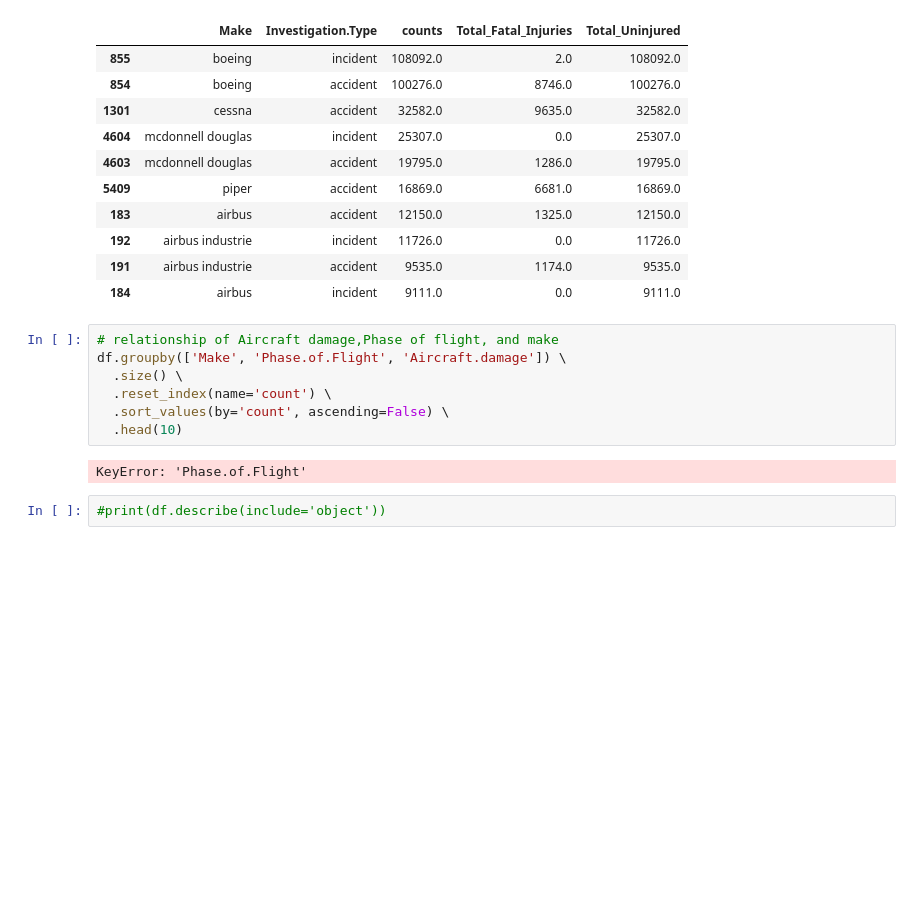
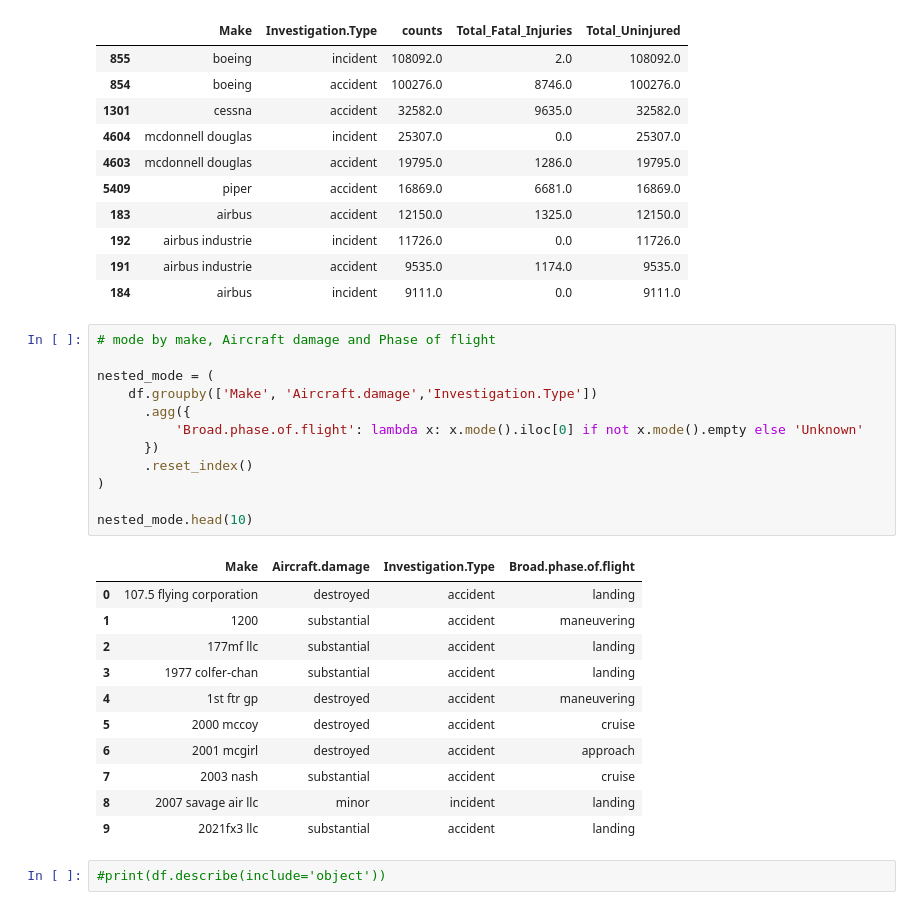
Before and after one commit to Murugi001/Phase-1-project, a Jupyter notebook: student.ipynb, the cells around one changed output. Cells and saved outputs as stored; diff of their text form; blank space fills up the shorter version.

```diff
--- a/student.ipynb
+++ b/student.ipynb
@@ -342,15 +313,30 @@ summary.head(10)
 | 192 | airbus industrie | incident | 11726.0 | 0.0 | 11726.0 |
 | 191 | airbus industrie | accident | 9535.0 | 1174.0 | 9535.0 |
 | 184 | airbus | incident | 9111.0 | 0.0 | 9111.0 |
-# %%
-# relationship of Aircraft damage,Phase of flight, and make
-df.groupby(['Make', 'Phase.of.Flight', 'Aircraft.damage']) \
-  .size() \
-  .reset_index(name='count') \
-  .sort_values(by='count', ascending=False) \
-  .head(10)
-# %% [output]
-KeyError: 'Phase.of.Flight'
+# %%
+# mode by make, Aircraft damage and Phase of flight
+
+nested_mode = (
+    df.groupby(['Make', 'Aircraft.damage','Investigation.Type'])
+      .agg({
+          'Broad.phase.of.flight': lambda x: x.mode().iloc[0] if not x.mode().empty else 'Unknown'
+      })
+      .reset_index()
+)
+
+nested_mode.head(10)
+# %% [output]
+|  | Make | Aircraft.damage | Investigation.Type | Broad.phase.of.flight |
+| 0 | 107.5 flying corporation | destroyed | accident | landing |
+| 1 | 1200 | substantial | accident | maneuvering |
+| 2 | 177mf llc | substantial | accident | landing |
+| 3 | 1977 colfer-chan | substantial | accident | landing |
+| 4 | 1st ftr gp | destroyed | accident | maneuvering |
+| 5 | 2000 mccoy | destroyed | accident | cruise |
+| 6 | 2001 mcgirl | destroyed | accident | approach |
+| 7 | 2003 nash | substantial | accident | cruise |
+| 8 | 2007 savage air llc | minor | incident | landing |
+| 9 | 2021fx3 llc | substantial | accident | landing |
 # %%
 #print(df.describe(include='object'))
 # %%
```
Also changed, not shown: parts of 16 cells of this notebook, 1 other file.
